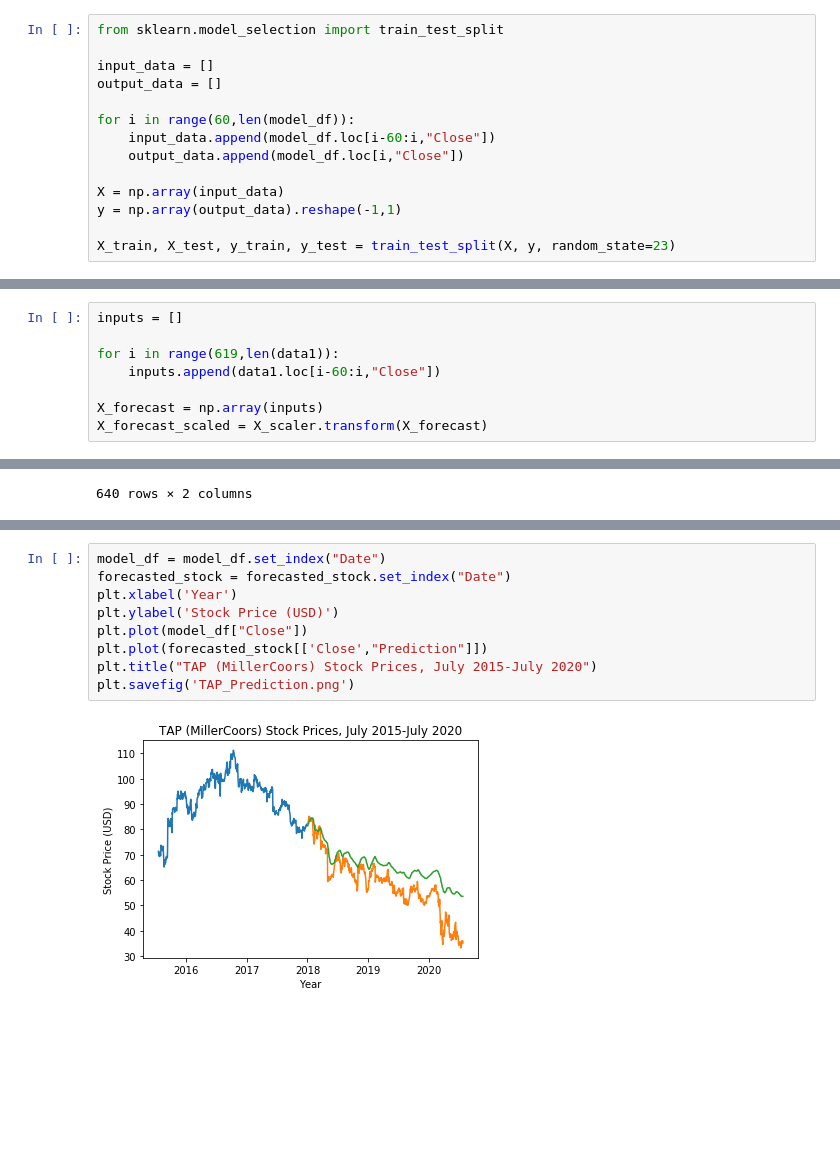
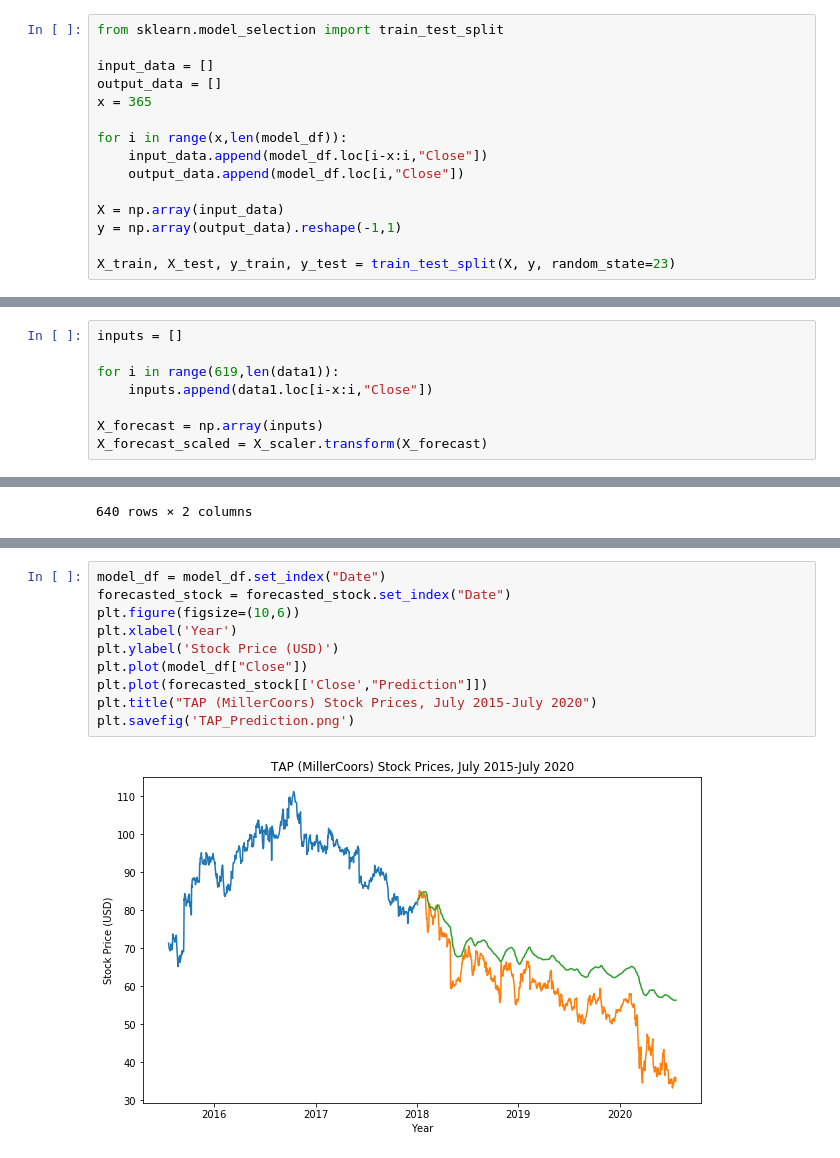
Before and after one commit to edwinmccracken/final_project, a Jupyter notebook: TAP_Analysis.ipynb, the cells around one changed output, grey strips where cells are left out. Cells and saved outputs as stored; diff of their text form; blank space fills up the shorter version.

```diff
--- a/TAP_Analysis.ipynb
+++ b/TAP_Analysis.ipynb
@@ -53,9 +53,10 @@ from sklearn.model_selection import train_test_split
 
 input_data = []
 output_data = []
+x = 365
 
-for i in range(60,len(model_df)):
-    input_data.append(model_df.loc[i-60:i,"Close"])
+for i in range(x,len(model_df)):
+    input_data.append(model_df.loc[i-x:i,"Close"])
     output_data.append(model_df.loc[i,"Close"])
 
 X = np.array(input_data)
@@ -197,7 +198,7 @@ new_data
 inputs = []
 
 for i in range(619,len(data1)):
-    inputs.append(data1.loc[i-60:i,"Close"])
+    inputs.append(data1.loc[i-x:i,"Close"])
 
 X_forecast = np.array(inputs)
 X_forecast_scaled = X_scaler.transform(X_forecast)
@@ -270,11 +271,12 @@ See the caveats in the documentation: https://pandas.pydata.org/pandas-docs/stab
 # %%
 model_df = model_df.set_index("Date")
 forecasted_stock = forecasted_stock.set_index("Date")
+plt.figure(figsize=(10,6))
 plt.xlabel('Year')
 plt.ylabel('Stock Price (USD)')
 plt.plot(model_df["Close"])
 plt.plot(forecasted_stock[['Close',"Prediction"]])
 plt.title("TAP (MillerCoors) Stock Prices, July 2015-July 2020")
 plt.savefig('TAP_Prediction.png')
 # %% [output]
-[figure, old version]
+[figure, new version]
```
Also changed, not shown: parts of 8 cells of this notebook, 8 other files.
